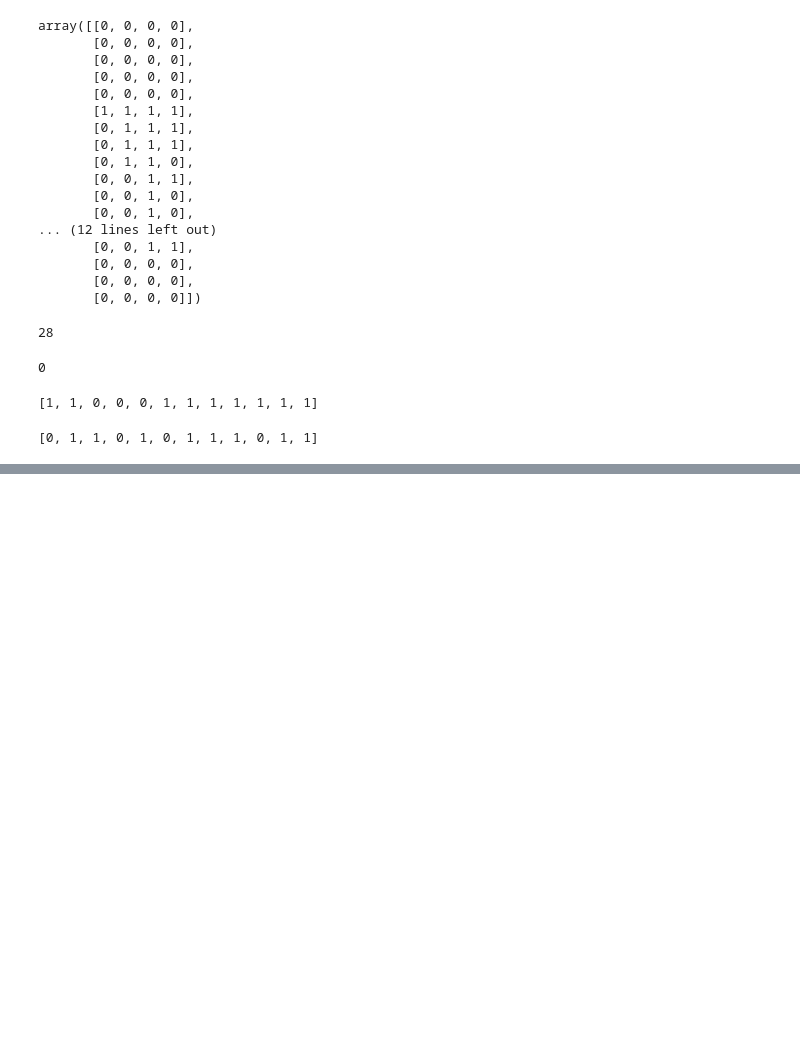
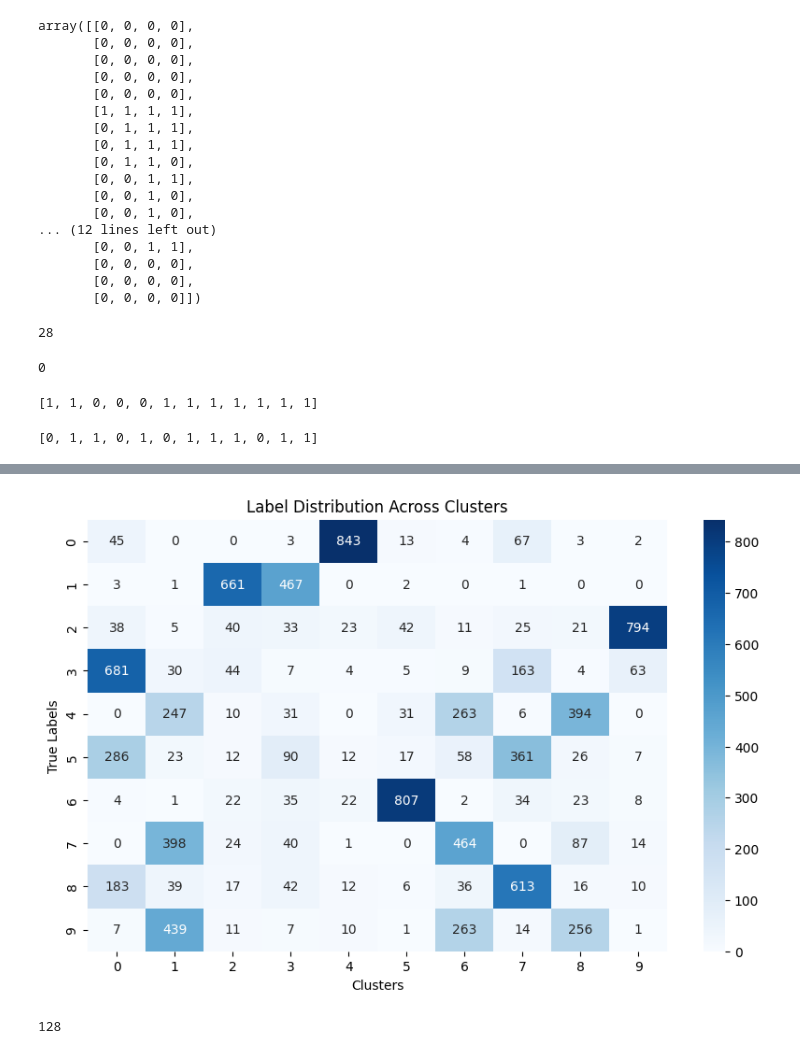
Before and after one commit to tobo03/DVP7, a Jupyter notebook: TraditionalMethods/testing.ipynb, the cells around one changed output, grey strips where cells are left out. Saved outputs shown, nothing was run; the diff lists cells and outputs as text; code cells hidden in the pictures; blank space fills up the shorter version.

```diff
--- a/TraditionalMethods/testing.ipynb
+++ b/TraditionalMethods/testing.ipynb
@@ -132,0 +194,29 @@ lshProjt(hog_feat, randVectors)
+# %%
+n_hash = 128
+data_len = len(x_test[0].flatten())
+
+hashCodes = [ (x.flatten() > 0).astype(int) for x in x_test]
+
+easyHeatmap(hashCodes, y_test)
+# %% [output]
+[figure, added]
+# %%
+def evenSampling(data, n_hash):
+    data = data.flatten()
+
+    spaceing = len(data) / n_hash
+
+    curr_i = 0
+
+    output = []
+    while curr_i < len(data):
+        output.append(data[int(curr_i)])
+
+        curr_i += spaceing
+
+
+    return output
+
+len( evenSampling(x_test[0], n_hash) )
+# %% [output]
+128
```
Also changed, not shown: parts of 5 cells of this notebook, 3 other files.
